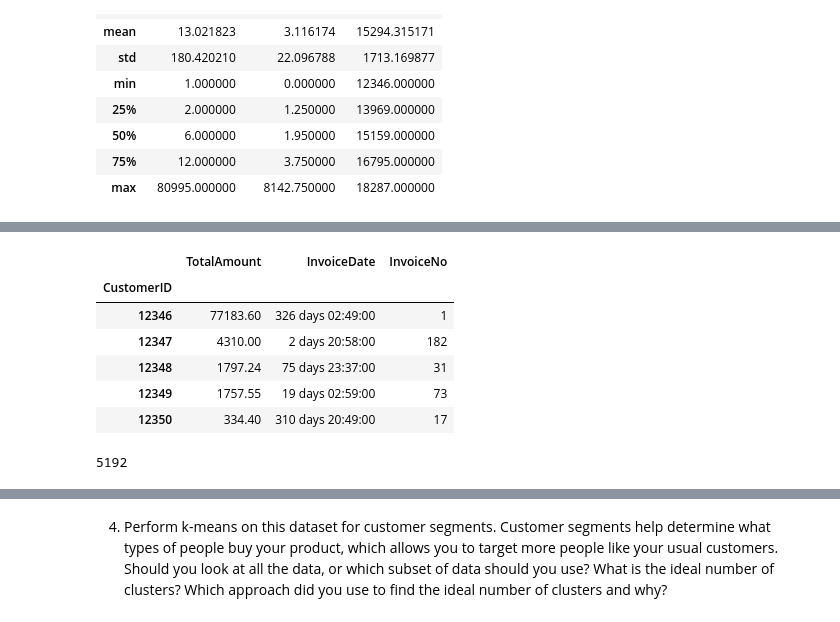
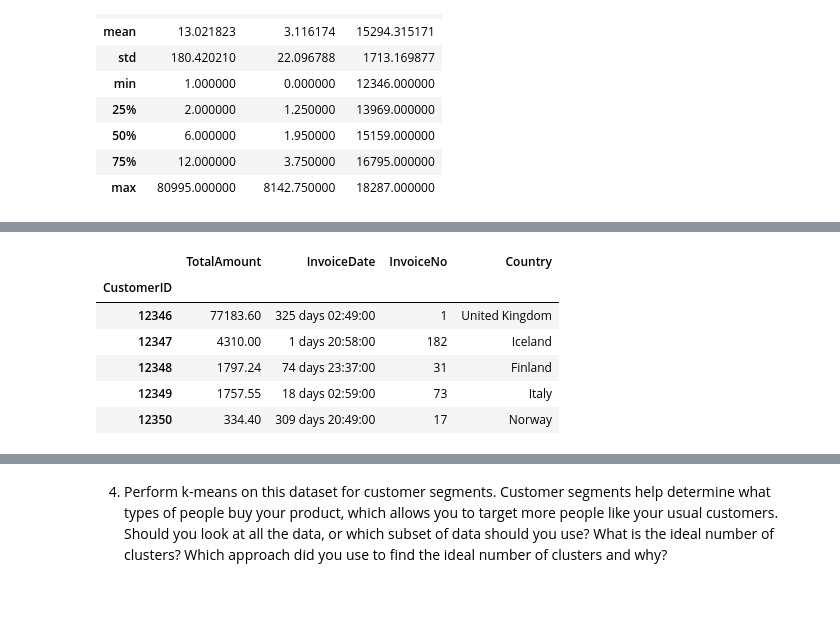
Before and after one commit to asma512/Data_Science_BootCamp, a Jupyter notebook: Week_19/unsupervised_learning_hw.ipynb, the cells around one changed output, grey strips where cells are left out. Drawn from its saved outputs; the diff is of its cells as text; code cells hidden in the pictures.

```diff
--- a/Week_19/unsupervised_learning_hw.ipynb
+++ b/Week_19/unsupervised_learning_hw.ipynb
@@ -131,23 +131,19 @@ data.head()
 # %%
 # Group by customerID
 cust_group = data.groupby('CustomerID').agg({'TotalAmount':'sum',
                                              'InvoiceDate': 'max',
-                                             'InvoiceNo':'count'})
+                                             'InvoiceNo':'count',
+                                             'Country':min,
+                                                })
 
 cust_df=pd.DataFrame(cust_group)
-cust_df["InvoiceDate"] = data['InvoiceDate'].max() - cust_df['InvoiceDate'] + pd.Timedelta("1 days")
-
+cust_df["InvoiceDate"] = data['InvoiceDate'].max() - cust_df['InvoiceDate']
 cust_df.head()
 # %% [output]
-|  | TotalAmount | InvoiceDate | InvoiceNo |
-| CustomerID |  |  |  |
-| 12346 | 77183.60 | 326 days 02:49:00 | 1 |
-| 12347 | 4310.00 | 2 days 20:58:00 | 182 |
-| 12348 | 1797.24 | 75 days 23:37:00 | 31 |
-| 12349 | 1757.55 | 19 days 02:59:00 | 73 |
-| 12350 | 334.40 | 310 days 20:49:00 | 17 |
+|  | TotalAmount | InvoiceDate | InvoiceNo | Country |
+| CustomerID |  |  |  |  |
+| 12346 | 77183.60 | 325 days 02:49:00 | 1 | United Kingdom |
+| 12347 | 4310.00 | 1 days 20:58:00 | 182 | Iceland |
+| 12348 | 1797.24 | 74 days 23:37:00 | 31 | Finland |
+| 12349 | 1757.55 | 18 days 02:59:00 | 73 | Italy |
+| 12350 | 334.40 | 309 days 20:49:00 | 17 | Norway |
-# %%
-data.duplicated().sum()
-#data.drop_duplicates(inplace = True)
-# %% [output]
-5192
```
Also changed, not shown: parts of 10 cells of this notebook.
